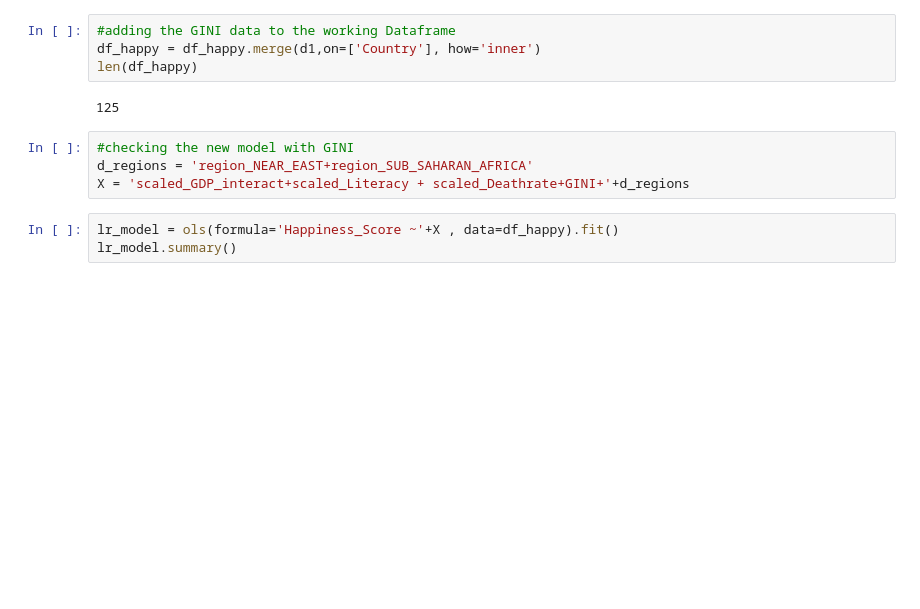
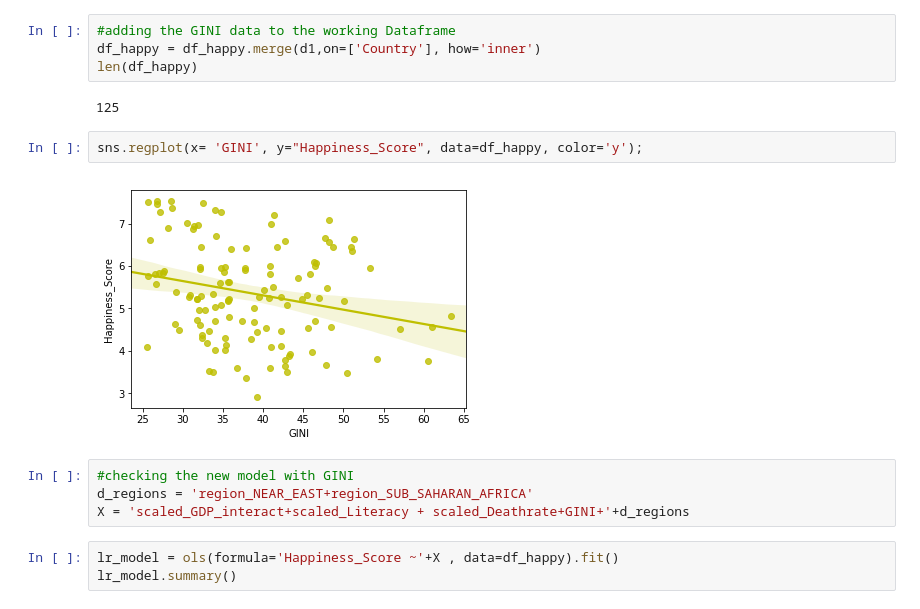
Before and after one commit to omerhakim/Mode_2_Project, a Jupyter notebook: Mode_2_Project.ipynb, the cells around one changed output. Drawn from its saved outputs; the diff is of its cells as text; blank space fills up the shorter version.

```diff
--- a/Mode_2_Project.ipynb
+++ b/Mode_2_Project.ipynb
@@ -706,6 +627,10 @@ df_happy = df_happy.merge(d1,on=['Country'], how='inner')
 len(df_happy)
 # %% [output]
 125
+# %%
+sns.regplot(x= 'GINI', y="Happiness_Score", data=df_happy, color='y');
+# %% [output]
+[figure, added]
 # %%
 #checking the new model with GINI
 d_regions = 'region_NEAR_EAST+region_SUB_SAHARAN_AFRICA'
```
Also changed, not shown: parts of 25 cells of this notebook.
